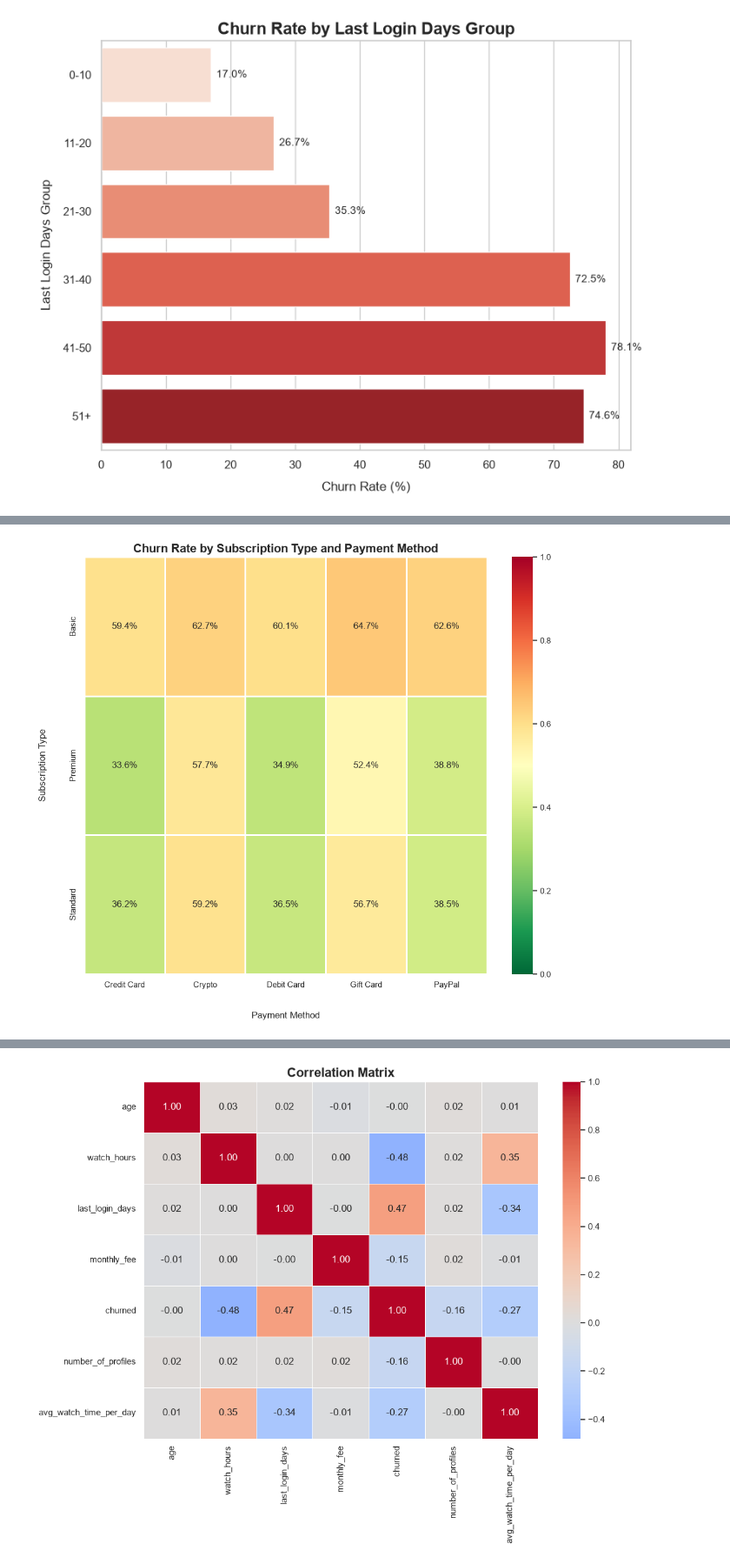
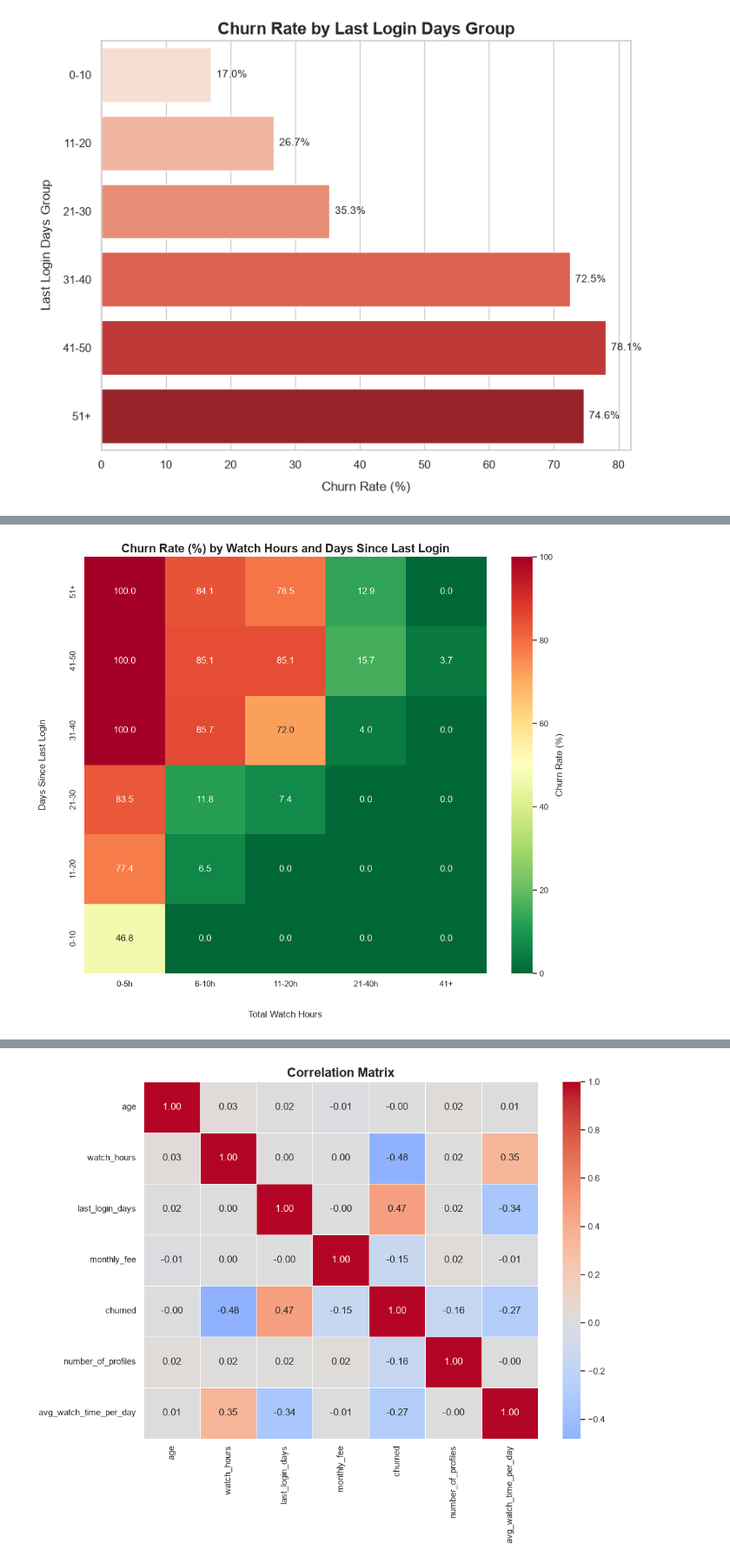
Before and after one commit to bogazc/netflix-customer-churn-analytics, a Jupyter notebook: notebooks/01_eda.ipynb, the cells around one changed output, grey strips where cells are left out. Shown at 87% size. Cells and saved outputs as stored; diff of their text form; code cells hidden in the pictures.

```diff
--- a/notebooks/01_eda.ipynb
+++ b/notebooks/01_eda.ipynb
@@ -77,6 +77,11 @@ dtype: int64
 df.duplicated().sum()
 # %% [output]
 np.int64(0)
+# %%
+df['status'] = pd.Categorical(
+    df['churned'].map({0: 'Active', 1: 'Churned'}),
+    categories=['Active', 'Churned']
+)
 # %%
 df['churned'].value_counts()
 # %% [output]
@@ -202,6 +197,4 @@ plt.show()
 # %%
-df['churn_rate'] = df['churned'].map({0: 'Active', 1: 'Churned'})
-
 bins = [17, 25, 35, 45, 55, 100]
 labels = ['18-25', '26-35', '36-45', '46-55', '56+']
 df['age_group'] = pd.cut(df['age'], bins=bins, labels=labels)
@@ -213,7 +206,7 @@ sns.set_theme(style = "whitegrid")
 ax = sns.countplot(
     data=df,
     x='age_group',
-    hue='churn_rate',
+    hue='status',
     palette=['#2ca02c', '#d62728'],
     edgecolor='white',
     linewidth=0.5
@@ -248,6 +241,4 @@ plt.show()
 # %%
-df['churn_rate'] = df['churned'].map({0: 'Active', 1: 'Churned'})
-
 plt.figure(figsize=(9, 7))
 
 sns.set_theme(style = "whitegrid")
@@ -255,7 +246,7 @@ sns.set_theme(style = "whitegrid")
 ax = sns.countplot(
     data=df,
     x='monthly_fee',
-    hue='churn_rate',
+    hue='status',
     palette=['#2ca02c', '#d62728'],
     edgecolor='white',
     linewidth=0.5
@@ -338,44 +602,51 @@ Passing `palette` without assigning `hue` is deprecated and will be removed in v
 # %%
 sns.set_theme(style = "whitegrid")
 
+plt.figure(figsize=(12, 10))
+
+days_bins = [-1, 10, 20, 30, 40, 50, 60]
+labels1 = ['0-10', '11-20', '21-30', '31-40', '41-50', '51+']
+df['login_days_group'] = pd.cut(df['last_login_days'], bins=days_bins, labels=labels1)
+
+hours_bins = [0, 5, 10, 20, 40, 120]
+labels2 = ['0-5h', '6-10h', '11-20h', '21-40h', '41+']
+df['watch_hours_group'] = pd.cut(df['watch_hours'], bins=hours_bins, labels=labels2)
+
 pivot = df.pivot_table(
-    index='subscription_type',
-    columns='payment_method',
+    index='login_days_group',
+    columns='watch_hours_group',
     values='churned',
-    aggfunc='mean'
-)
-
-plt.figure(figsize=(12, 10))
+    aggfunc='mean') * 100
 
 sns.heatmap(
     pivot,
     annot=True,
-    fmt='.1%',
-    cmap='RdYlGn_r',
-    linewidths=2,
-    vmin=0,
-    vmax=1
+    cmap = 'RdYlGn_r',
+    fmt='.1f',
+    cbar_kws={'label': 'Churn Rate (%)'}
 )
 
-plt.title('Churn Rate by Subscription Type and Payment Method',
+plt.title('Churn Rate (%) by Watch Hours and Days Since Last Login',
     fontsize=16,
     fontweight='bold'
 )
 
-plt.xlabel('Payment Method',
+plt.xlabel('Total Watch Hours',
     fontsize=12,
     labelpad=30
 )
-plt.ylabel('Subscription Type',
+plt.ylabel('Days Since Last Login',
     fontsize=12,
     labelpad=30
 )
 
-plt.savefig('../reports/charts/churn_rate_by_subscription_and_payment.png',
+plt.gca().invert_yaxis()
+
+plt.savefig('../reports/charts/churn_rate_by_watch_hours_and_days_since_last_login.png',
     dpi=300,
     bbox_inches='tight'
 )
 
 plt.show()
 # %% [output]
-[figure, old version]
+[figure, new version]
```
Also changed, not shown: parts of 15 cells of this notebook, 15 other files.
